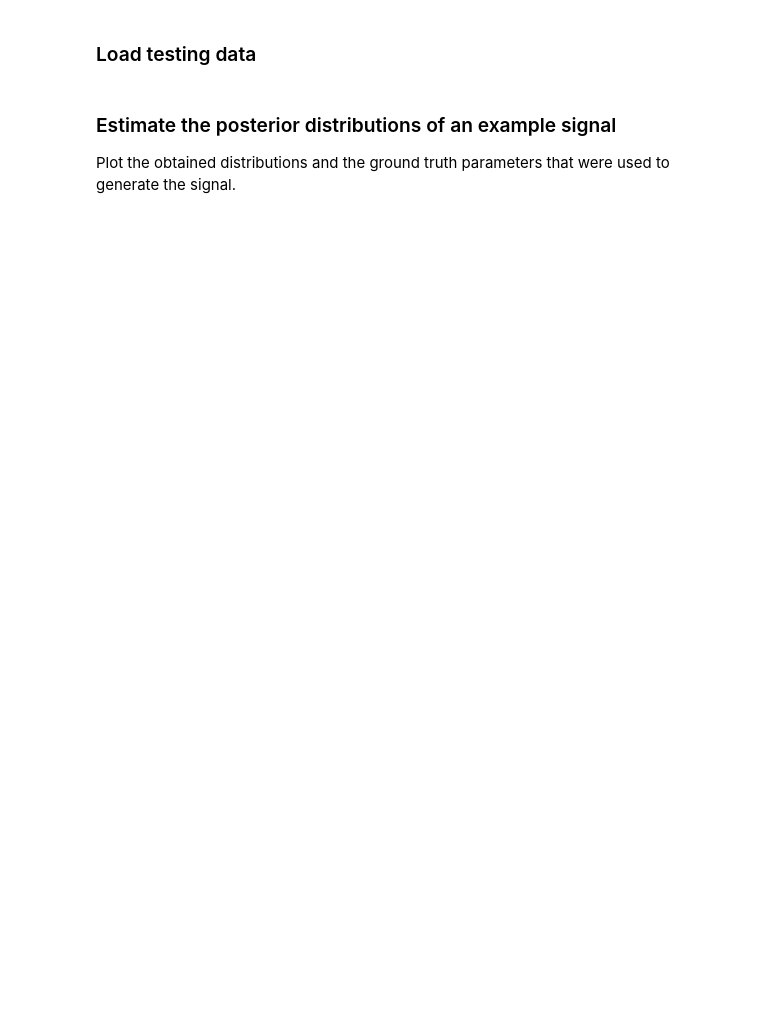
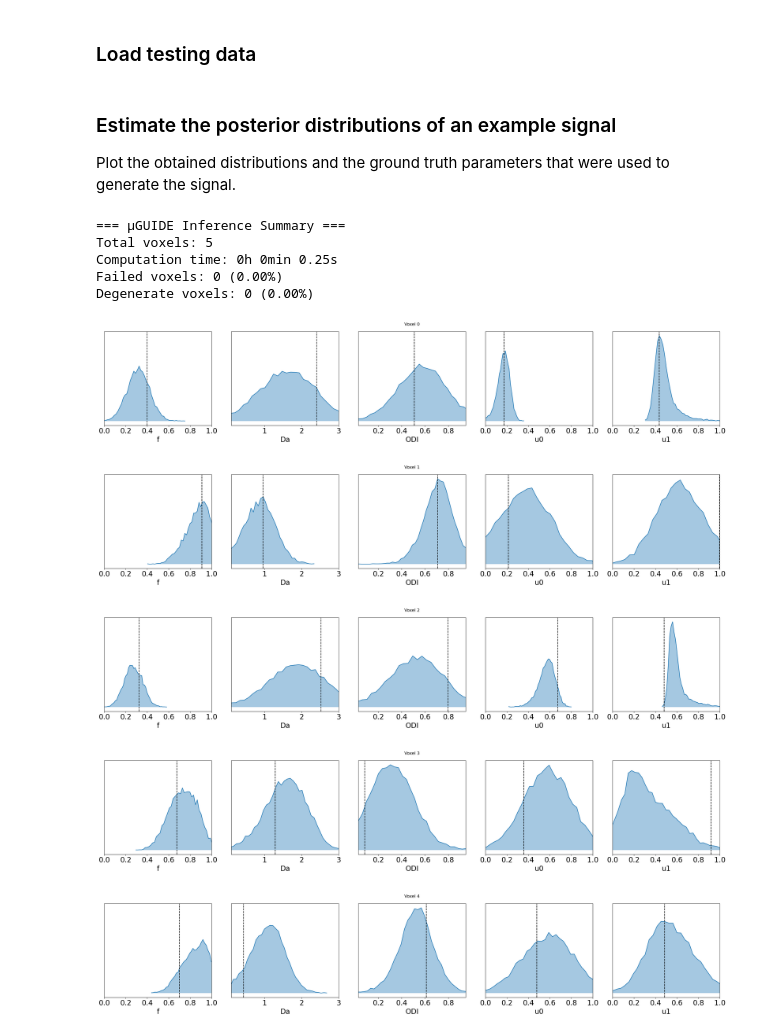
Before and after one commit to mjallais/uGUIDE, a Jupyter notebook: examples/uGUIDE_SM_inference.ipynb, the cells around one changed output. Saved outputs shown, nothing was run; the diff lists cells and outputs as text; code cells hidden in the pictures; blank space fills up the shorter version.

```diff
--- a/examples/uGUIDE_SM_inference.ipynb
+++ b/examples/uGUIDE_SM_inference.ipynb
@@ -57,16 +77,32 @@ run_inference(theta_train, x_train, config=config,
 # %% [markdown]
 ### Load testing data
 # %%
-theta_test = pd.read_csv('simulations_SM_test_1000__f_Da_ODI_u0_u1.csv', header=None).values
-x_test = pd.read_csv(f'simulations_SM_test_1000__S_snr_50.csv', header=None).values
+theta_test = pd.read_csv('simulations_SM_test_1000__f_Da_ODI_u0_u1.csv',
+                         header=None).values
+x_test = pd.read_csv(f'simulations_SM_test_1000__S_snr_50.csv',
+                     header=None).values
 theta_test, x_test = preprocess_data(theta_test, x_test, bvals, normalize=True)
 # %% [markdown]
 ### Estimate the posterior distributions of an example signal
 Plot the obtained distributions and the ground truth parameters that were used to generate the signal.
 # %%
 # Without postprocessing
-_ = estimate_microstructure(x_test[1,:], config, plot=True,
-                            theta_gt=theta_test[1,:])
+_ = estimate_microstructure(x_test[:5, :],
+                            config,
+                            verbose=True,
+                            plot=True,
+                            theta_gt=theta_test[:5, :])
+# %% [output]
+=== μGUIDE Inference Summary ===
+Total voxels: 5
+Computation time: 0h 0min 0.25s
+Failed voxels: 0 (0.00%)
+Degenerate voxels: 0 (0.00%)
+[figure, added]
+[figure, added]
+[figure, added]
+[figure, added]
+[figure, added]
 # %%
 # With postprocessing
 # Convert u0 and u1 to De_par and De_perp and plot results
```
Also changed, not shown: parts of 6 cells of this notebook, 3 other files.
